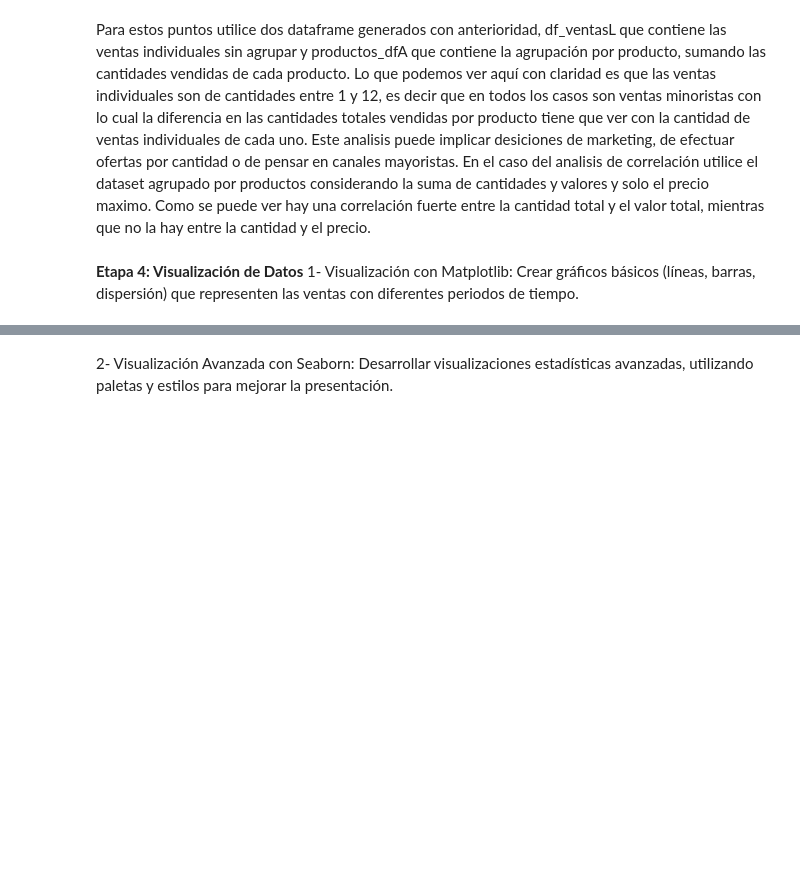
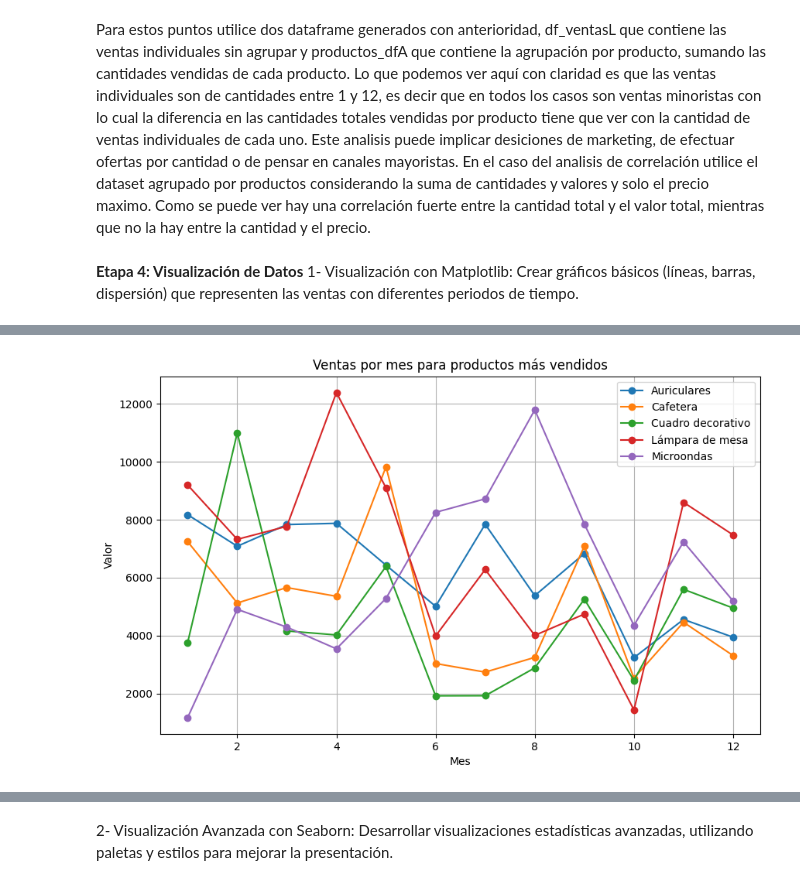
Before and after one commit to mavizoso/VizosoMA-25262-TPI_Data_Analytics, a Jupyter notebook: MAV4.ipynb, the cells around one changed output, grey strips where cells are left out. Drawn from its saved outputs; the diff is of its cells as text; code cells hidden in the pictures; blank space fills up the shorter version.

```diff
--- a/MAV4.ipynb
+++ b/MAV4.ipynb
@@ -497,0 +481,4 @@ plt.show()
+# %%
+mas_vendidos = productos_dfAO['producto'].head(5).tolist()
+totales_por_mesMV = totales_por_mes[totales_por_mes['producto'].isin(mas_vendidos)]
+totales_por_mesMV.head(5)
@@ -497,0 +492,13 @@ plt.show()
+# %%
+#Lineas
+plt.figure(figsize=(10, 6))
+for prod, grupo in totales_por_mesMV.groupby('producto'):
+  plt.plot(grupo['mes'], grupo['valor'], marker="o", label=prod)
+plt.legend()
+plt.xlabel("Mes")
+plt.ylabel("Valor")
+plt.title("Ventas por mes para productos más vendidos")
+plt.grid(True)
+plt.show()
+# %% [output]
+[figure, added]
```
Also changed, not shown: parts of 9 cells of this notebook.
